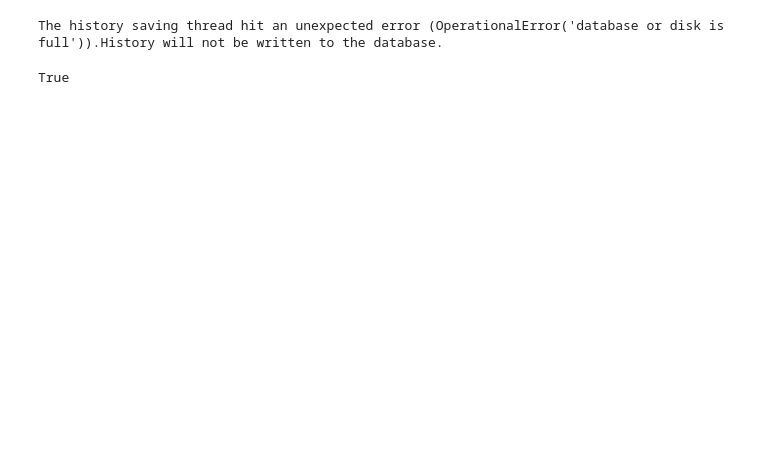
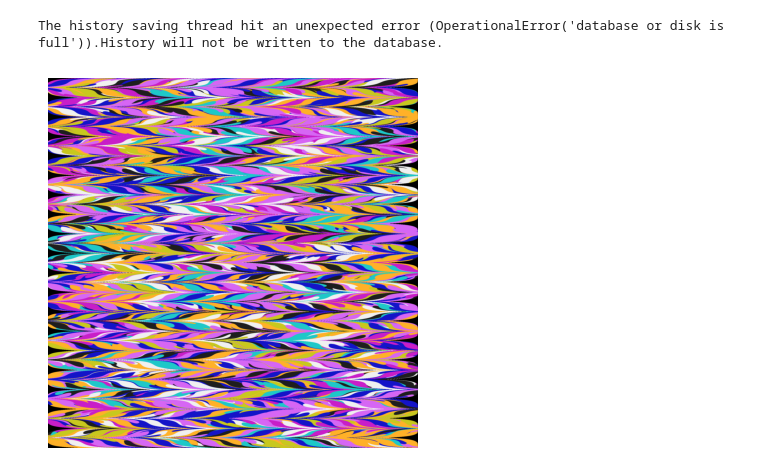
Before and after one commit to bcrazzolara/ComputationalMarbling, a Jupyter notebook: imagestretcher.ipynb, the cells around one changed output. Saved outputs shown, nothing was run; the diff lists cells and outputs as text; code cells hidden in the pictures; blank space fills up the shorter version.

```diff
--- a/imagestretcher.ipynb
+++ b/imagestretcher.ipynb
@@ -116,29 +117,20 @@ def comb_stretch(img, n_pins, amount, decay, direction="right",  phase=0.0):
 # %%
 #img = make_random_dots(1000, 1000, 1000, radius=30)
 img = make_palette_dots(2000, 2000, 10000, radius=40,
                         palette=((214,102,244),(255,177, 40),(20,20,200),(200,200,30),(30,200,200),(200,30,200), (240,240,240), (30,30,30)),
                         probs=(1,1,1,0.5,0.5,0.5, 0.5, 0.5),
                         bg=(10,10,10))
 out = img.copy()
 #out = stretch_along_x(img, y_line=200, amount=80, decay=60)
 #out = comb_stretch_along_x(img, n_pins=6, amount=80, decay=8)
 out = comb_stretch(out, n_pins=20, amount=80, decay=8, direction="left")
 out = comb_stretch(out, n_pins=20, amount=80, decay=8, direction="right", phase=0.5)
 out = comb_stretch(out, n_pins=20, amount=80, decay=8, direction="left")
 out = comb_stretch(out, n_pins=20, amount=80, decay=8, direction="right", phase=0.5)
 
-# zig zag
-out = comb_stretch(out, n_pins=35, amount=80, decay=6, direction="down")
-#out = comb_stretch(out, n_pins=35, amount=80, decay=6, direction="up", phase=0.5)
 
-#
-#out = comb_stretch(out, n_pins=20, amount=80, decay=12, direction="right")
-
-
-#out = comb_stretch(out, n_pins=120, amount=80, decay=6, direction="down")
-
-#out = comb_stretch(out, n_pins=10, amount=80, decay=8, direction="left")
-cv.imwrite("dots.png", img)
-cv.imwrite("dots_stretched.png", out)
+plt.imshow(cv.cvtColor(out, cv.COLOR_BGR2RGB))
+plt.axis("off")
+plt.show()
 # %% [output]
-True
+[figure, added]
```
Also changed, not shown: parts of 5 cells of this notebook, 2 other files.
